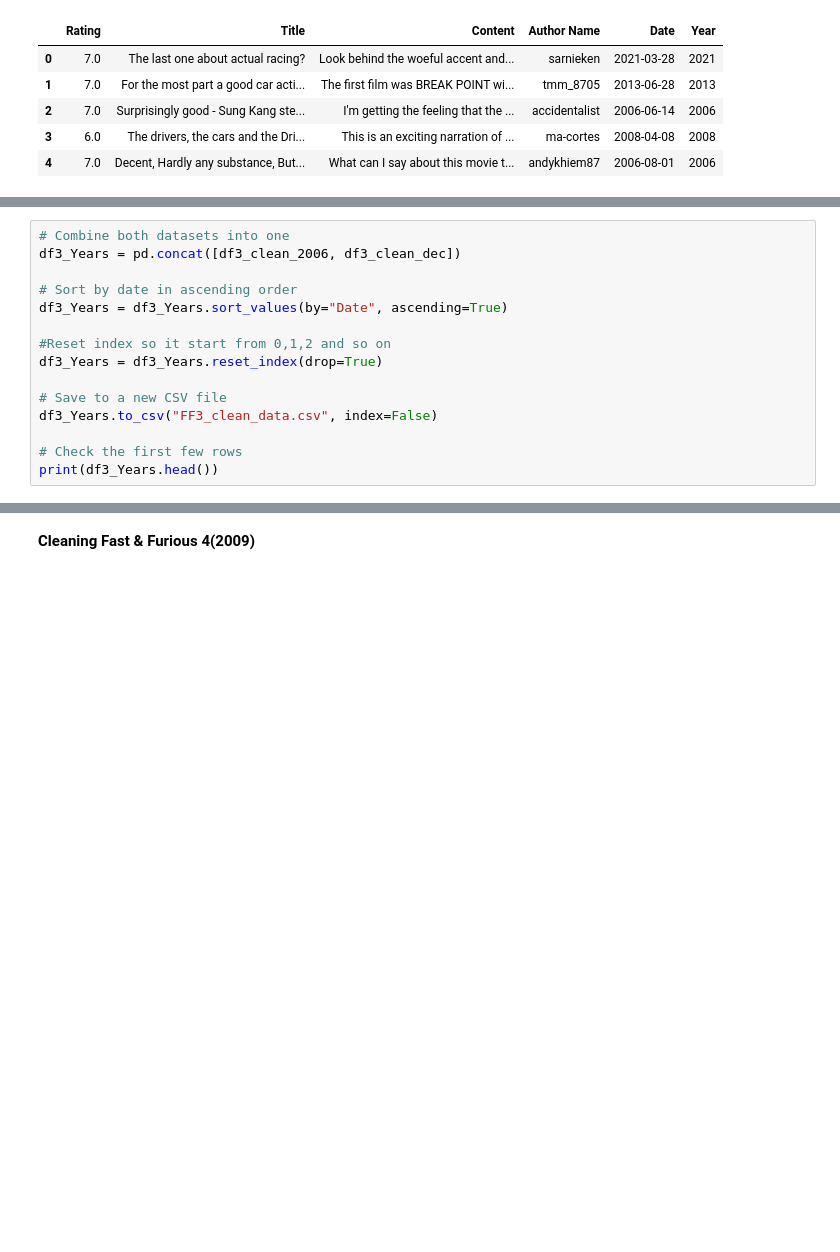
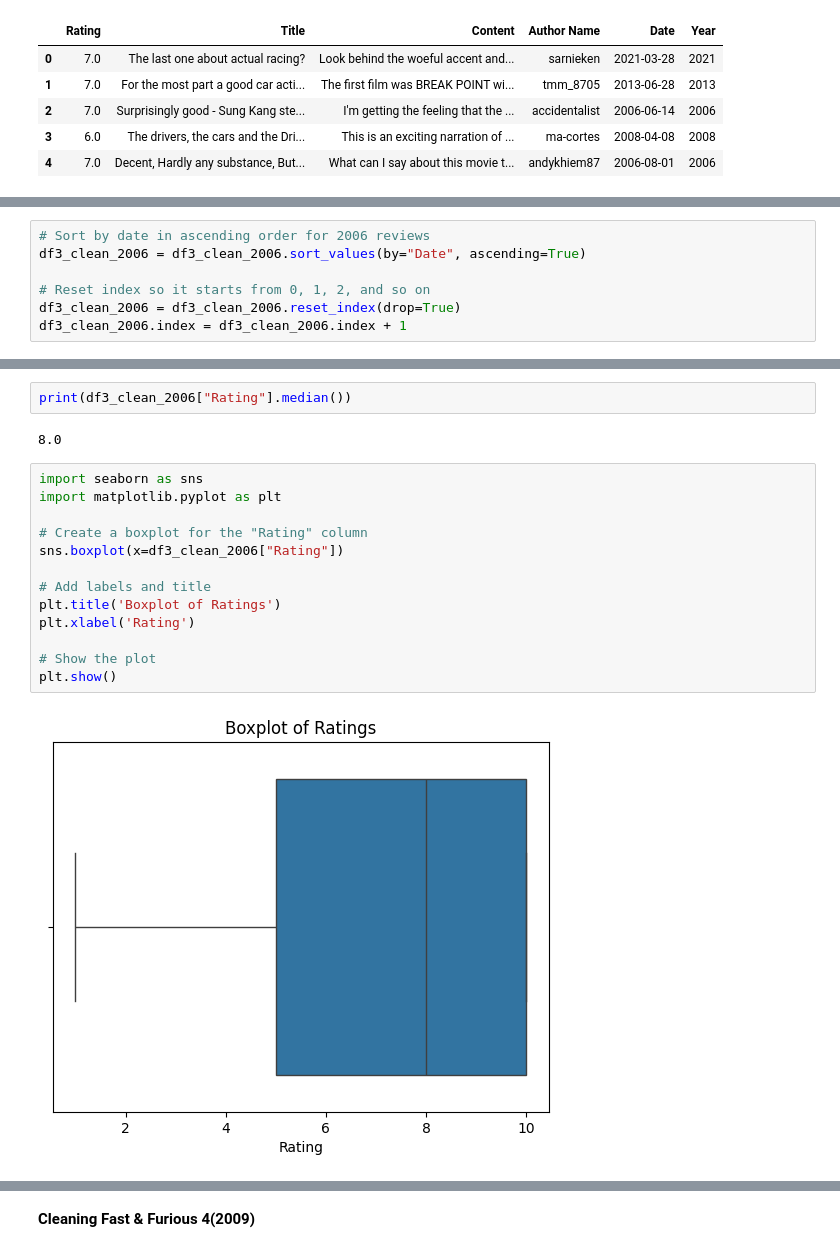
Before and after one commit to pwy7fv/DS-4002-Group-Projects, a Jupyter notebook: Scripts/FF3_+_FF4_clean.ipynb, the cells around one changed output, grey strips where cells are left out. Cells and saved outputs as stored; diff of their text form; blank space fills up the shorter version.

```diff
--- a/Scripts/FF3_+_FF4_clean.ipynb
+++ b/Scripts/FF3_+_FF4_clean.ipynb
@@ -415,17 +411,9 @@ df3_clean_dec = df3_clean.loc[
     (df3_clean["Year"] >= 2016) & (df3_clean["Year"] <= 2025)
 ]
 # %%
-# Combine both datasets into one
-df3_Years = pd.concat([df3_clean_2006, df3_clean_dec])
+# Sort by date in ascending order for 2006 reviews
+df3_clean_2006 = df3_clean_2006.sort_values(by="Date", ascending=True)
 
-# Sort by date in ascending order
-df3_Years = df3_Years.sort_values(by="Date", ascending=True)
-
-#Reset index so it start from 0,1,2 and so on
-df3_Years = df3_Years.reset_index(drop=True)
-
-# Save to a new CSV file
-df3_Years.to_csv("FF3_clean_data.csv", index=False)
-
-# Check the first few rows
-print(df3_Years.head())
+# Reset index so it starts from 0, 1, 2, and so on
+df3_clean_2006 = df3_clean_2006.reset_index(drop=True)
+df3_clean_2006.index = df3_clean_2006.index + 1
@@ -464,0 +483,19 @@ print(count_decade_later)
+# %%
+print(df3_clean_2006["Rating"].median())
+# %% [output]
+8.0
+# %%
+import seaborn as sns
+import matplotlib.pyplot as plt
+
+# Create a boxplot for the "Rating" column
+sns.boxplot(x=df3_clean_2006["Rating"])
+
+# Add labels and title
+plt.title('Boxplot of Ratings')
+plt.xlabel('Rating')
+
+# Show the plot
+plt.show()
+# %% [output]
+[figure, added]
```
Also changed, not shown: parts of 58 cells of this notebook.
